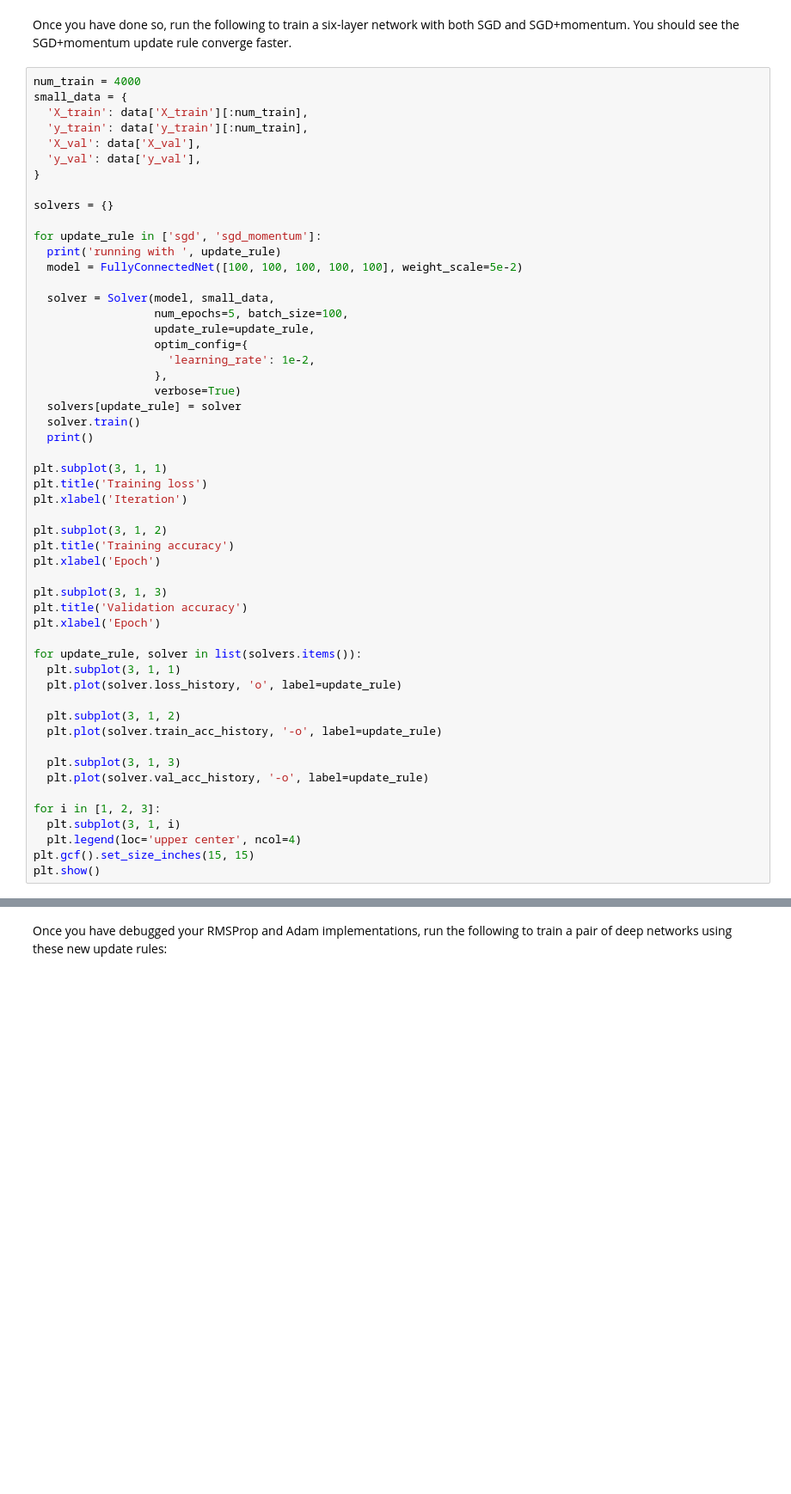
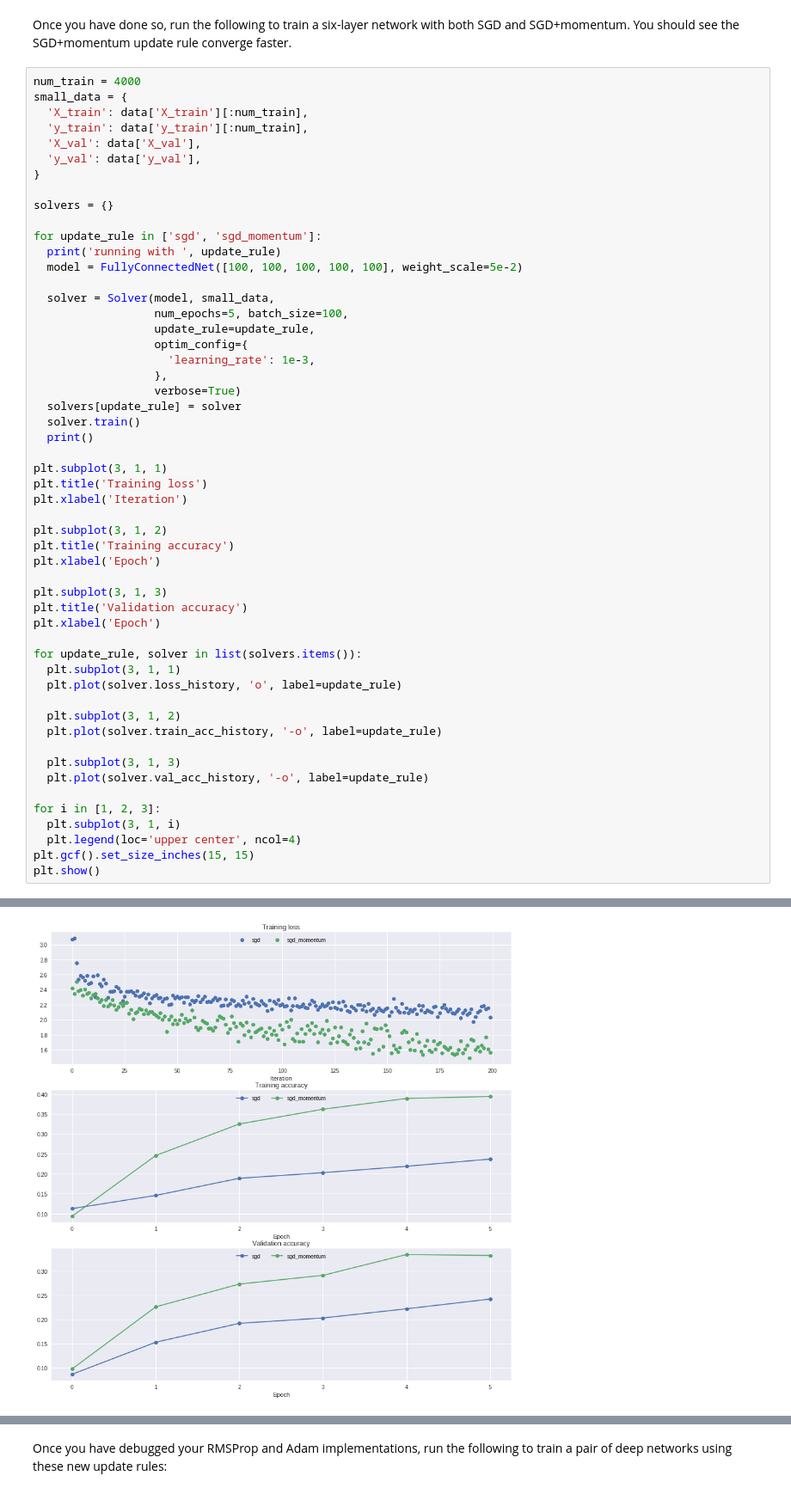
Before and after one commit to vassilybar/cs231n-2018, a Jupyter notebook: assignment_2/FullyConnectedNets.ipynb, the cells around one changed output, grey strips where cells are left out. Shown at 86% size. Cells and saved outputs as stored; diff of their text form; blank space fills up the shorter version.

```diff
--- a/assignment_2/FullyConnectedNets.ipynb
+++ b/assignment_2/FullyConnectedNets.ipynb
@@ -1186,7 +1536,7 @@ for update_rule in ['sgd', 'sgd_momentum']:
                   num_epochs=5, batch_size=100,
                   update_rule=update_rule,
                   optim_config={
-                    'learning_rate': 1e-2,
+                    'learning_rate': 1e-3,
                   },
                   verbose=True)
   solvers[update_rule] = solver
@@ -1220,3 +1570,4 @@ for i in [1, 2, 3]:
   plt.legend(loc='upper center', ncol=4)
 plt.gcf().set_size_inches(15, 15)
 plt.show()
+# %% [output]
@@ -1223,3 +1593,4 @@ plt.show()
+[figure, added]
 # %% [markdown]
 # RMSProp and Adam
 RMSProp [1] and Adam [2] are update rules that set per-parameter learning rates by using a running average of the second moments of gradients.
```
Also changed, not shown: parts of 19 cells of this notebook.
